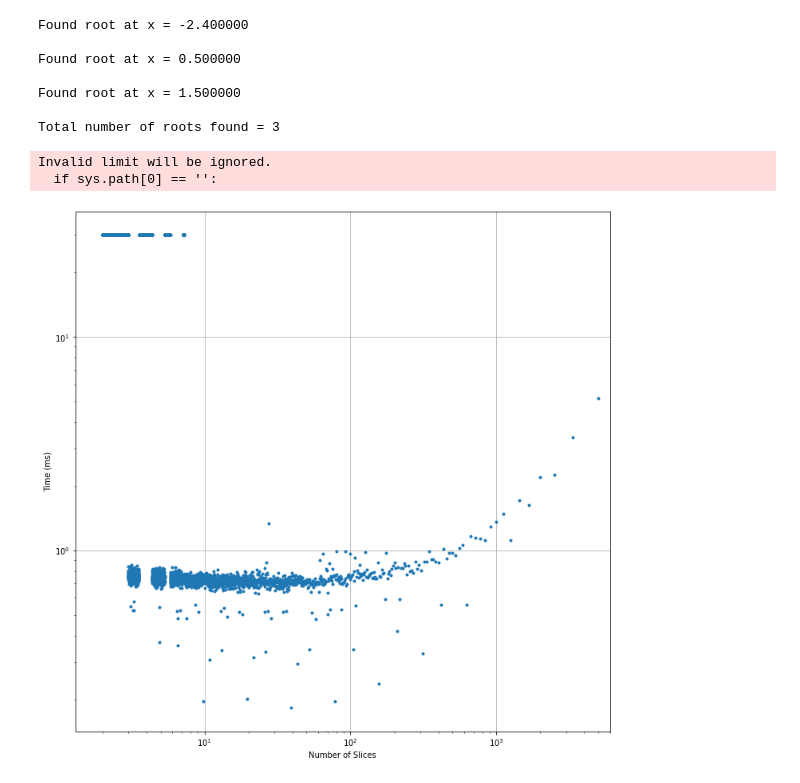
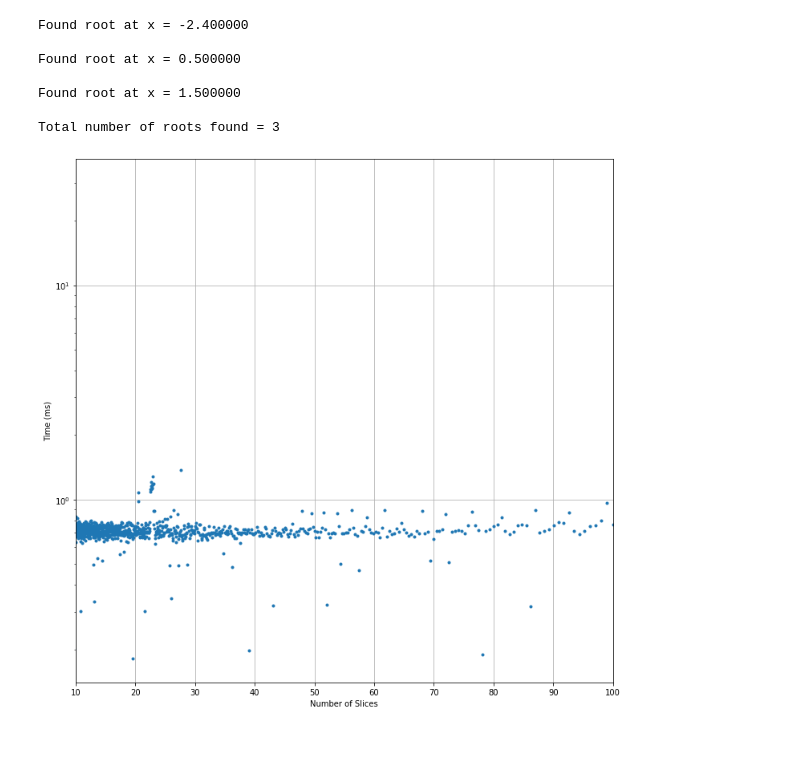
Before and after one commit to brash99/phys421, a Jupyter notebook: JupyterNotebooks/root_finding/root_find_complete.ipynb, the cells around one changed output. Saved outputs shown, nothing was run; the diff lists cells and outputs as text; code cells hidden in the pictures; blank space fills up the shorter version.

```diff
--- a/JupyterNotebooks/root_finding/root_find_complete.ipynb
+++ b/JupyterNotebooks/root_finding/root_find_complete.ipynb
@@ -19,6 +19,7 @@ xroots = []
 yroots = []
 xstep = []
 ystep = []
+xstep2 = []
 
 #par = np.array([-3.0,-3.0,3.0,1.0])
 #par = np.array([0.0,0.0,0.0,1.0])
@@ -78,6 +79,7 @@ for nsearch in range(1,int(npoints/2)):
         print ("Total number of roots found = %d\n" % nroots_found)
 
     xstep.append(niter)
+    xstep2.append(nsearch)
 
     end = time.time()
 
@@ -96,18 +98,16 @@ Total number of roots found = 3
 # %%
 # Generate the figure and the axes
 fig, axs = plt.subplots(nrows=1, ncols=1, figsize=(12,12))
 
 # On the first axis, plot the sine and label the ordinate
 plt.yscale('log')
-plt.xscale('log')
+#plt.xscale('log')
 axs.plot(xstep,ystep,'.')
 axs.set_ylabel('Time (ms)')
 axs.set_xlabel('Number of Slices')
 axs.axhline()
 plt.grid(True)
-axs.set_xlim(0,6000)
+axs.set_xlim(10,100)
 plt.show()
 # %% [output]
-Invalid limit will be ignored.
-  if sys.path[0] == '':
-[figure, old version]
+[figure, new version]
```
Also changed, not shown: parts of 1 cell of this notebook, 1 other file.
